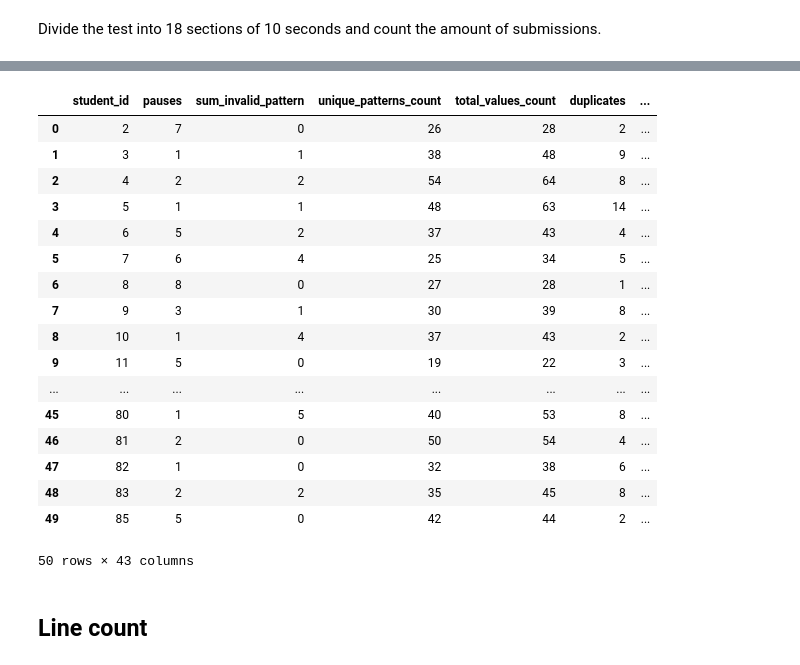
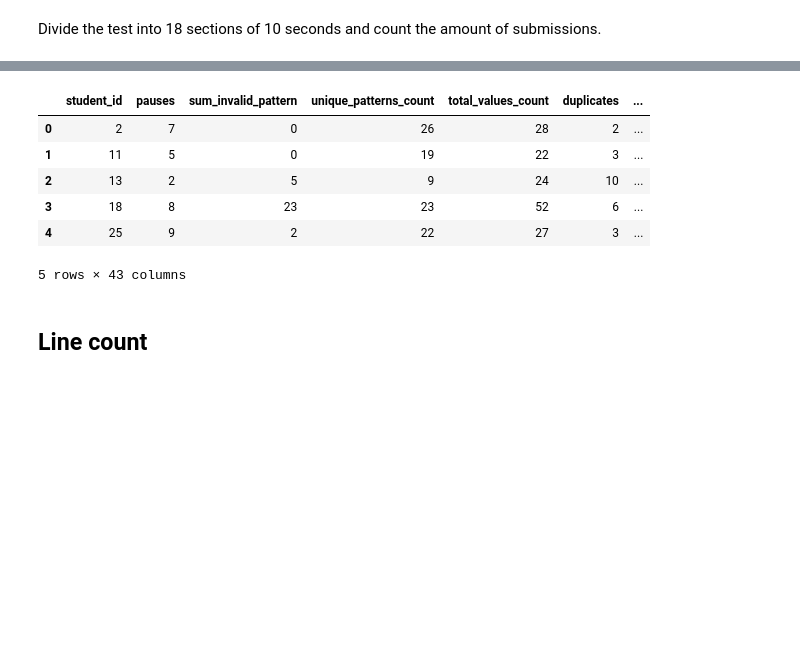
Before and after one commit to RowanBattles/Group4AI, a Jupyter notebook: Workbook.ipynb, the cells around one changed output, grey strips where cells are left out. Drawn from its saved outputs; the diff is of its cells as text; code cells hidden in the pictures; blank space fills up the shorter version.

```diff
--- a/Workbook.ipynb
+++ b/Workbook.ipynb
@@ -358,8 +358,8 @@ for student_id, group in df.groupby('student_id'):
     # Get last timestampsm
     last_timestampsm = dfStudent['timestampsm'].iloc[-1]
 
-    # Calculate max timestamp (30 minutes in milliseconds)
-    max_timestamp = first_timestamp + 1800000
+    # Calculate max timestamp (180 seconds in milliseconds)
+    max_timestamp = first_timestamp + 180000
 
     # Check if there are rows where timestampload is greater than max_timestamp
     if (group['timestampload'] > max_timestamp).any():
@@ -401,0 +393,5 @@ filtered_df.head()
+# %%
+# Check foreach student_id, if timestampload is ever the same
+for student_id, group in filtered_df.groupby('student_id'):
+    if group['timestampload'].nunique() != group.shape[0]:
+        print(f'Student {student_id} has duplicate timestampload values.')
@@ -412,7 +447,7 @@ for student_id, group in filtered_df.groupby('student_id'):
     first_timestamp = group['timestampload'].iloc[0]
 
     # Calculate max timestamp
-    timestamp_max = first_timestamp + 1800000
+    timestamp_max = first_timestamp + 180000
 
     # Initialize pause count
     pause_count = 0
@@ -478,7 +513,6 @@ timestampsm         0
 primary_keys        0
 dtype: int64
 # %%
-df = filtered_df
-
+df = filtered_df.copy()
 df.shape
 # %% [output]
@@ -853,26 +895,15 @@ for student_id in df['student_id'].unique():
 
         staff = 0
 # %%
-merged_data.head(50)
+merged_data.head()
 # %% [output]
 |  | student_id | pauses | sum_invalid_pattern | unique_patterns_count | total_values_count | duplicates | ... |
 | 0 | 2 | 7 | 0 | 26 | 28 | 2 | ... |
-| 1 | 3 | 1 | 1 | 38 | 48 | 9 | ... |
-| 2 | 4 | 2 | 2 | 54 | 64 | 8 | ... |
-| 3 | 5 | 1 | 1 | 48 | 63 | 14 | ... |
-| 4 | 6 | 5 | 2 | 37 | 43 | 4 | ... |
-| 5 | 7 | 6 | 4 | 25 | 34 | 5 | ... |
-| 6 | 8 | 8 | 0 | 27 | 28 | 1 | ... |
-| 7 | 9 | 3 | 1 | 30 | 39 | 8 | ... |
-| 8 | 10 | 1 | 4 | 37 | 43 | 2 | ... |
-| 9 | 11 | 5 | 0 | 19 | 22 | 3 | ... |
-| ... | ... | ... | ... | ... | ... | ... | ... |
-| 45 | 80 | 1 | 5 | 40 | 53 | 8 | ... |
-| 46 | 81 | 2 | 0 | 50 | 54 | 4 | ... |
-| 47 | 82 | 1 | 0 | 32 | 38 | 6 | ... |
-| 48 | 83 | 2 | 2 | 35 | 45 | 8 | ... |
-| 49 | 85 | 5 | 0 | 42 | 44 | 2 | ... |
+| 1 | 11 | 5 | 0 | 19 | 22 | 3 | ... |
+| 2 | 13 | 2 | 5 | 9 | 24 | 10 | ... |
+| 3 | 18 | 8 | 23 | 23 | 52 | 6 | ... |
+| 4 | 25 | 9 | 2 | 22 | 27 | 3 | ... |
-50 rows × 43 columns
+5 rows × 43 columns
 # %% [markdown]
 ## Line count
 # %%
```
Also changed, not shown: parts of 39 cells of this notebook, 15 other files.
